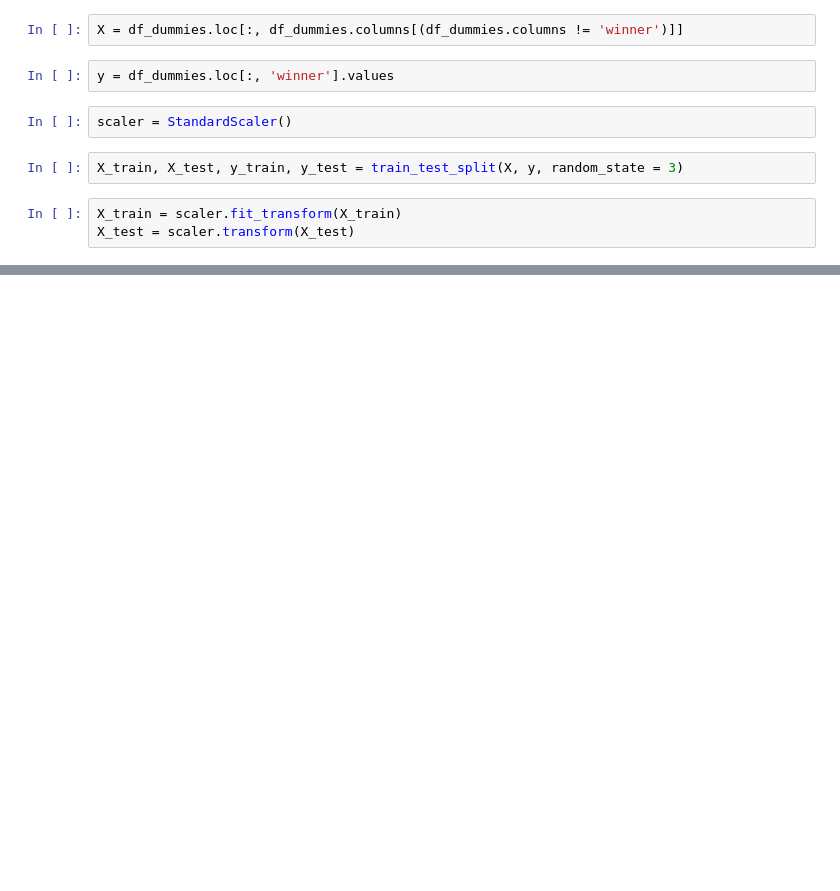
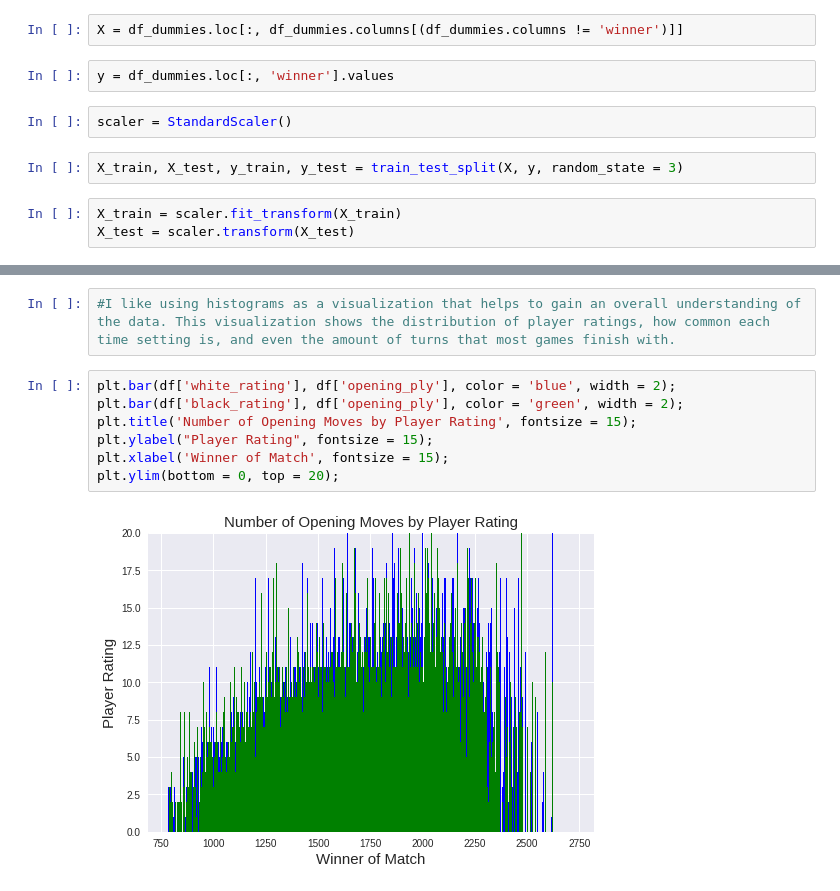
Before and after one commit to dylanahola/Chess_Learning_Algorithm, a Jupyter notebook: ChessProject2.ipynb, the cells around one changed output, grey strips where cells are left out. Drawn from its saved outputs; the diff is of its cells as text; blank space fills up the shorter version.

```diff
--- a/ChessProject2.ipynb
+++ b/ChessProject2.ipynb
@@ -441,0 +547,11 @@ Testing accuracy: 0.5138549307253464
+# %%
+#I like using histograms as a visualization that helps to gain an overall understanding of the data. This visualization shows the distribution of player ratings, how common each time setting is, and even the amount of turns that most games finish with.
+# %%
+plt.bar(df['white_rating'], df['opening_ply'], color = 'blue', width = 2);
+plt.bar(df['black_rating'], df['opening_ply'], color = 'green', width = 2);
+plt.title('Number of Opening Moves by Player Rating', fontsize = 15);
+plt.ylabel("Player Rating", fontsize = 15);
+plt.xlabel('Winner of Match', fontsize = 15);
+plt.ylim(bottom = 0, top = 20);
+# %% [output]
+[figure, added]
```
Also changed, not shown: parts of 37 cells of this notebook.
